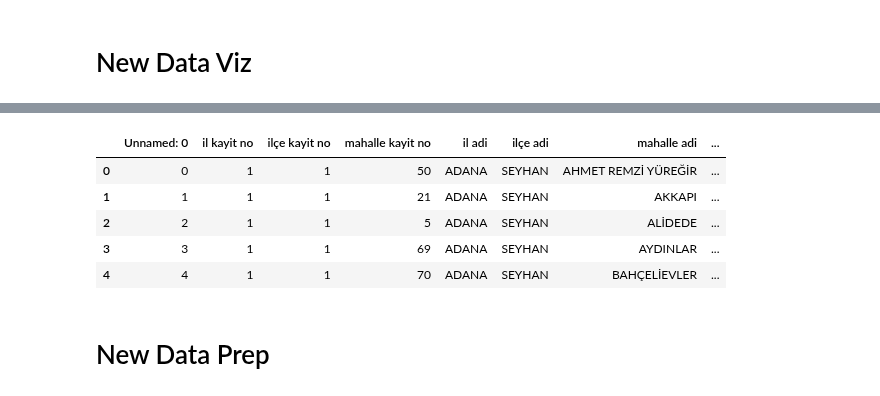
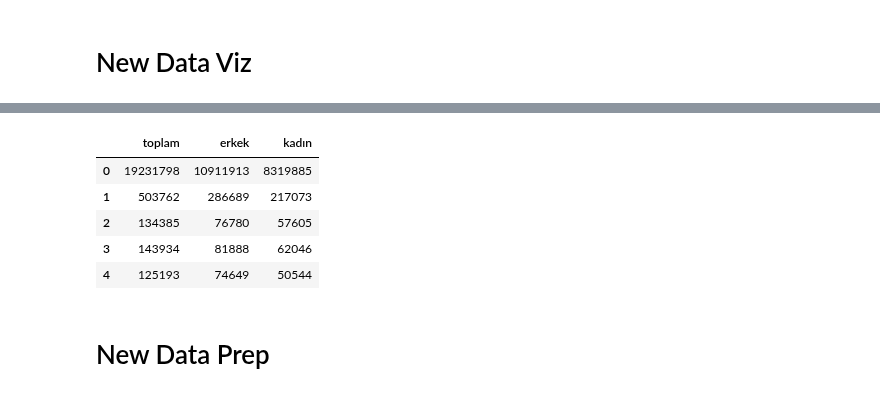
Before and after one commit to Zakerous76/analythings-viz-2-fastAPI-integration, a Jupyter notebook: plotly-py-viz-fastapi/developement.ipynb, the cells around one changed output, grey strips where cells are left out. Saved outputs shown, nothing was run; the diff lists cells and outputs as text; code cells hidden in the pictures.

```diff
--- a/plotly-py-viz-fastapi/developement.ipynb
+++ b/plotly-py-viz-fastapi/developement.ipynb
@@ -48,13 +37,17 @@ d.head()
-# %%
-d = pd.read_excel("./datasets/population_data.xlsx")
-d.head()
-# %% [output]
-|  | Unnamed: 0 | il kayit no | ilçe kayit no | mahalle kayit no | il adi | ilçe adi | mahalle adi | ... |
-| 0 | 0 | 1 | 1 | 50 | ADANA | SEYHAN | AHMET REMZİ YÜREĞİR | ... |
-| 1 | 1 | 1 | 1 | 21 | ADANA | SEYHAN | AKKAPI | ... |
-| 2 | 2 | 1 | 1 | 5 | ADANA | SEYHAN | ALİDEDE | ... |
-| 3 | 3 | 1 | 1 | 69 | ADANA | SEYHAN | AYDINLAR | ... |
-| 4 | 4 | 1 | 1 | 70 | ADANA | SEYHAN | BAHÇELİEVLER | ... |
+# %%
+df_never_married, df_married, df_divorced, df_widowed = df4
+new_index = df_never_married.index.to_list()  # Convert the index to a list
+new_index[0] = 0  # Change the first index value
+df_never_married.index = new_index  # Reassign the modified index to the dataframe
+
+df_never_married.head(5)
+# %% [output]
+|  | toplam | erkek | kadın |
+| 0 | 19231798 | 10911913 | 8319885 |
+| 1 | 503762 | 286689 | 217073 |
+| 2 | 134385 | 76780 | 57605 |
+| 3 | 143934 | 81888 | 62046 |
+| 4 | 125193 | 74649 | 50544 |
 # %% [markdown]
 # New Data Prep
 # %%
```
Also changed, not shown: parts of 3 cells of this notebook, 9 other files.
